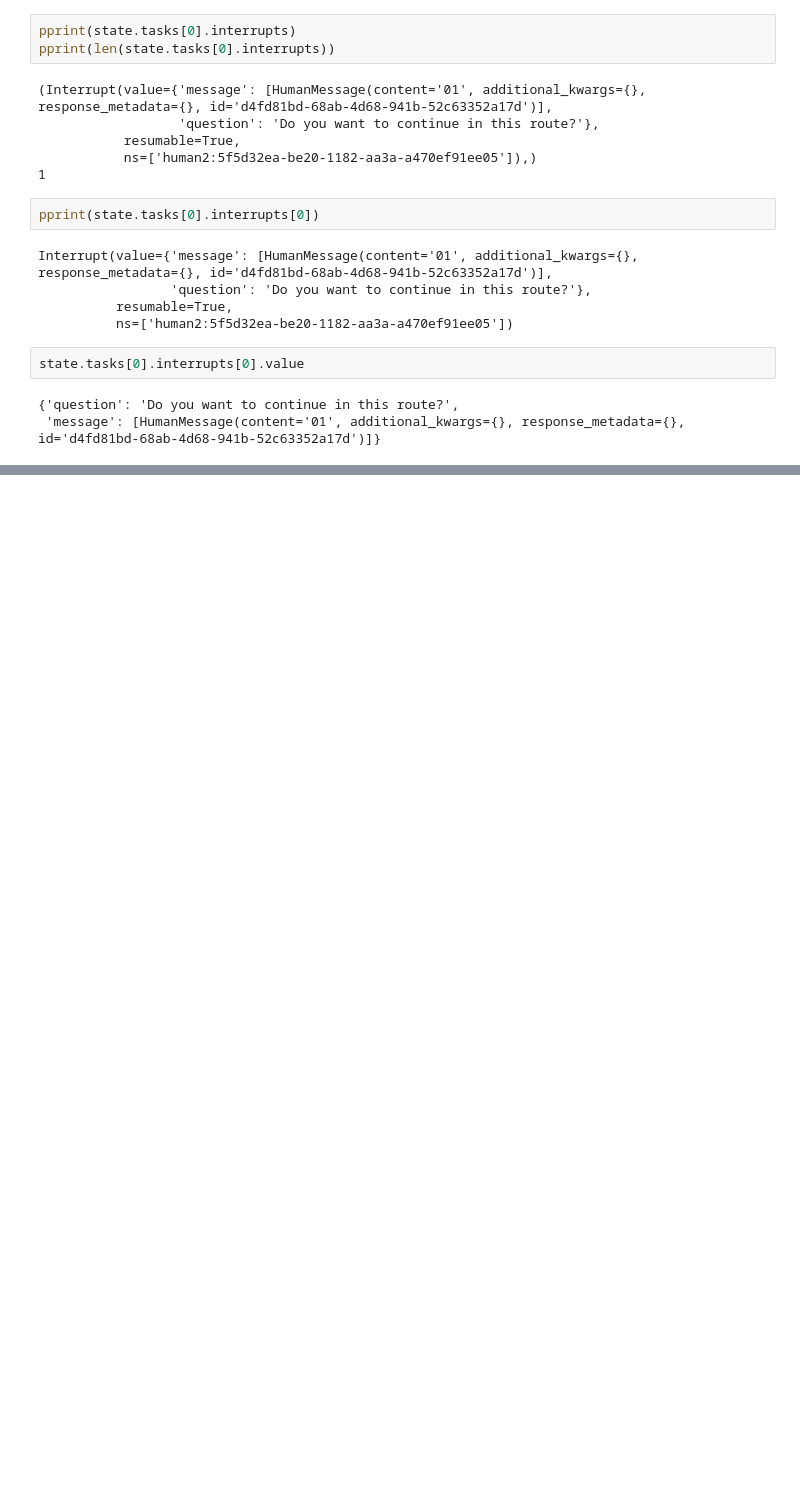
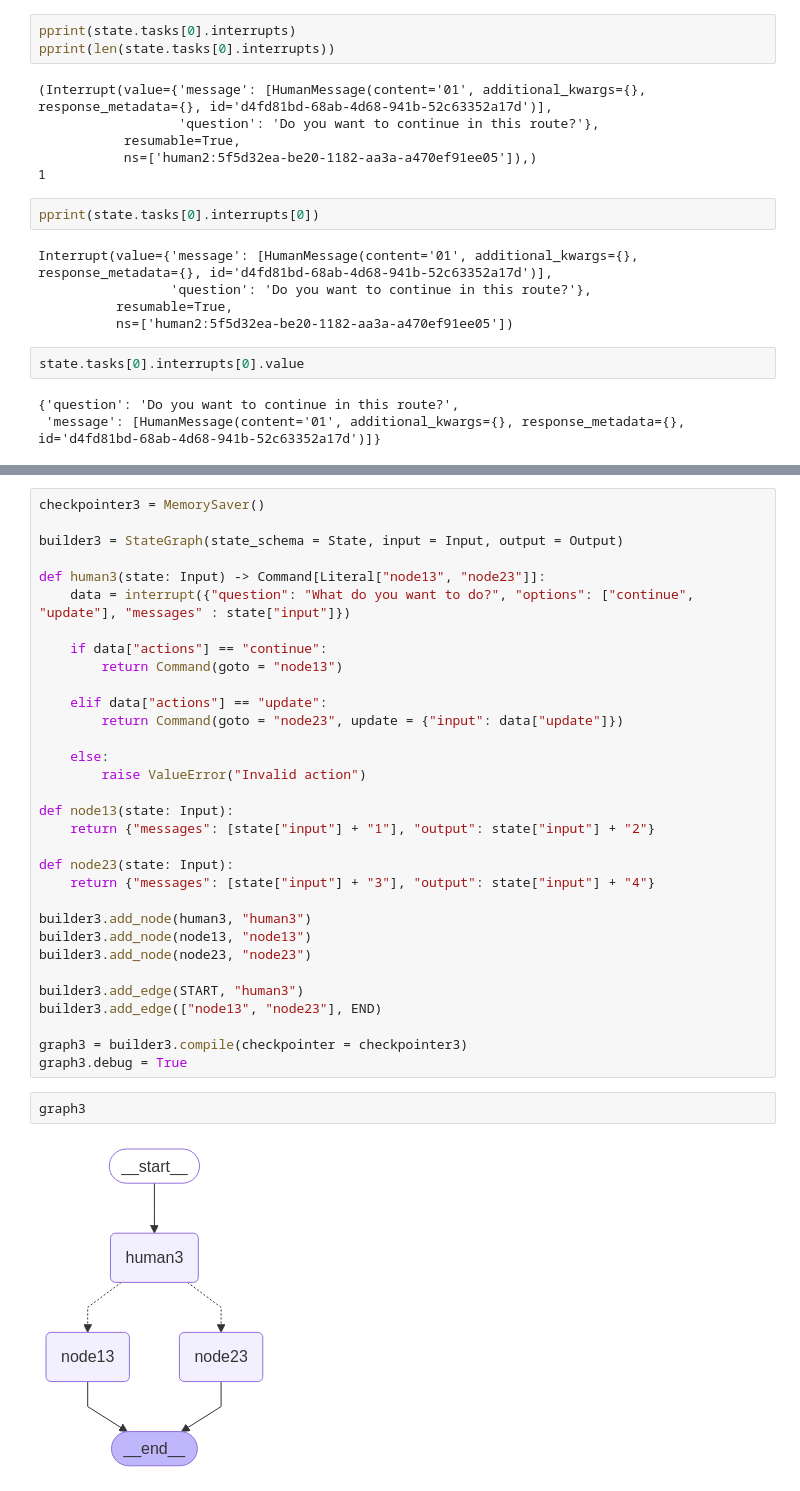
Before and after one commit to Thejpal/Langchain, a Jupyter notebook: interrupt_test.ipynb, the cells around one changed output, grey strips where cells are left out. Saved outputs shown, nothing was run; the diff lists cells and outputs as text; blank space fills up the shorter version.

Commit message:
Implementation for human updating the current state

```diff
--- a/interrupt_test.ipynb
+++ b/interrupt_test.ipynb
@@ -413,0 +420,36 @@ state.tasks[0].interrupts[0].value
+# %%
+checkpointer3 = MemorySaver()
+
+builder3 = StateGraph(state_schema = State, input = Input, output = Output)
+
+def human3(state: Input) -> Command[Literal["node13", "node23"]]:
+    data = interrupt({"question": "What do you want to do?", "options": ["continue", "update"], "messages" : state["input"]})
+
+    if data["actions"] == "continue":
+        return Command(goto = "node13")
+
+    elif data["actions"] == "update":
+        return Command(goto = "node23", update = {"input": data["update"]})
+
+    else:
+        raise ValueError("Invalid action")
+
+def node13(state: Input):
+    return {"messages": [state["input"] + "1"], "output": state["input"] + "2"}
+
+def node23(state: Input):
+    return {"messages": [state["input"] + "3"], "output": state["input"] + "4"}
+
+builder3.add_node(human3, "human3")
+builder3.add_node(node13, "node13")
+builder3.add_node(node23, "node23")
+
+builder3.add_edge(START, "human3")
+builder3.add_edge(["node13", "node23"], END)
+
+graph3 = builder3.compile(checkpointer = checkpointer3)
+graph3.debug = True
+# %%
+graph3
+# %% [output]
+[figure, added]
```
Also changed, not shown: parts of 7 cells of this notebook.
